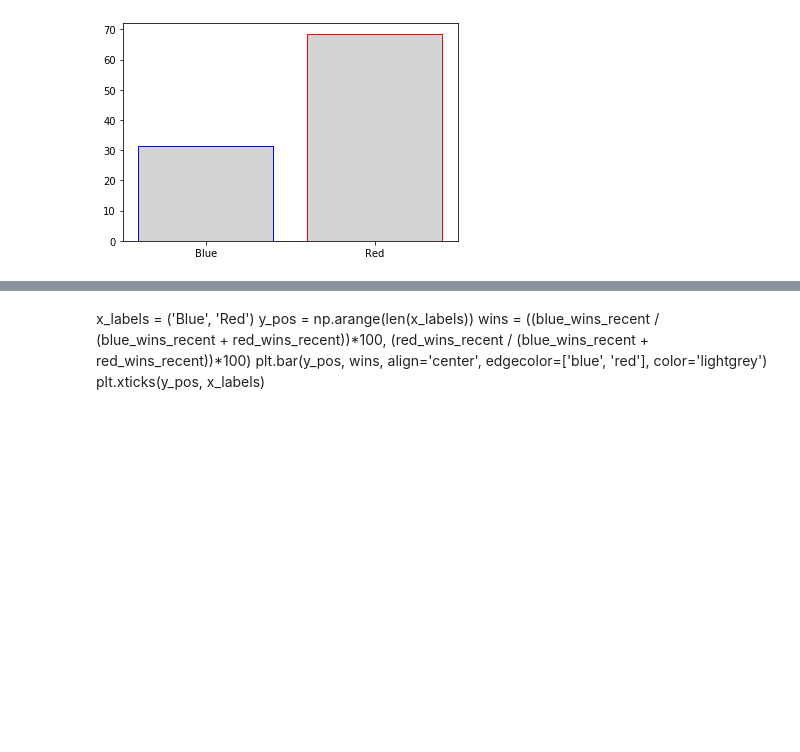
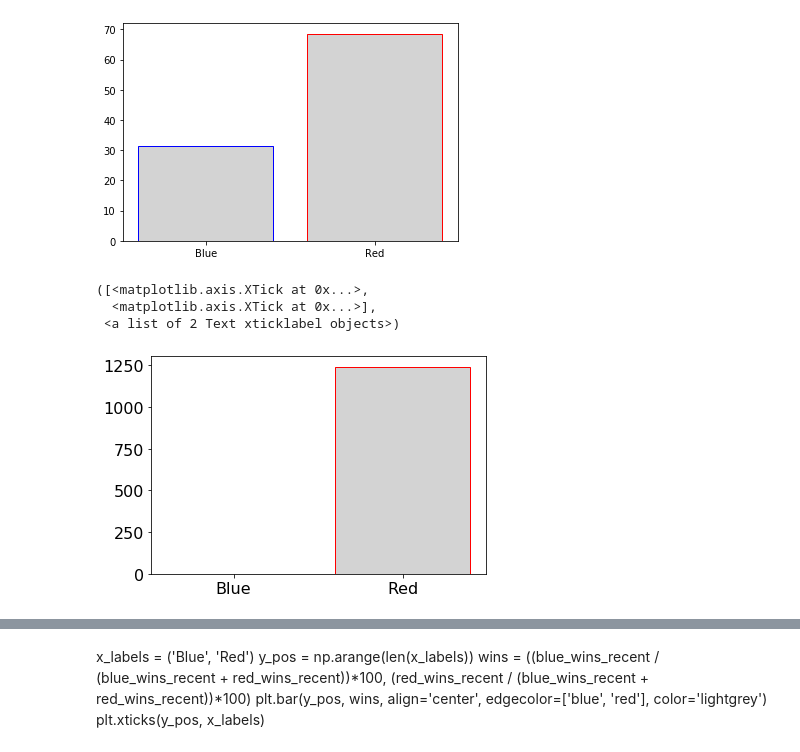
Before and after one commit to shortlikeafox/kaggle-non-competition, a Jupyter notebook: ufc-rajeev/data-exploration.ipynb, the cells around one changed output, grey strips where cells are left out. Drawn from its saved outputs; the diff is of its cells as text; code cells hidden in the pictures; blank space fills up the shorter version.

```diff
--- a/ufc-rajeev/data-exploration.ipynb
+++ b/ufc-rajeev/data-exploration.ipynb
@@ -51,9 +62,12 @@ R_age                  float64
 Length: 145, dtype: object
 # %%
 df_recent = df.loc[df['date'] >'01/03/2010']
+df_old = df.loc[df['date'] <'01/04/2010']
 # %%
 blue_wins_recent = sum(df_recent['Winner'] == 'Blue')
 red_wins_recent = sum(df_recent['Winner'] == 'Red')
+blue_wins_old = sum(df_old['Winner'] == 'Blue')
+red_wins_old = sum(df_old['Winner'] == 'Red')
 # %%
 print(blue_wins_recent)
 print(red_wins_recent)
@@ -71,3 +89,14 @@ plt.xticks(y_pos, x_labels)
   <matplotlib.axis.XTick at 0x...>],
  <a list of 2 Text xticklabel objects>)
 [figure]
+# %%
+x_labels = ('Blue', 'Red')
+y_pos = np.arange(len(x_labels))
+wins = (blue_wins_old, red_wins_old)
+plt.bar(y_pos, wins, align='center', edgecolor=['blue', 'red'], color='lightgrey')
+plt.xticks(y_pos, x_labels)
+# %% [output]
+([<matplotlib.axis.XTick at 0x...>,
+  <matplotlib.axis.XTick at 0x...>],
+ <a list of 2 Text xticklabel objects>)
+[figure, added]
```
Also changed, not shown: parts of 38 cells of this notebook.
